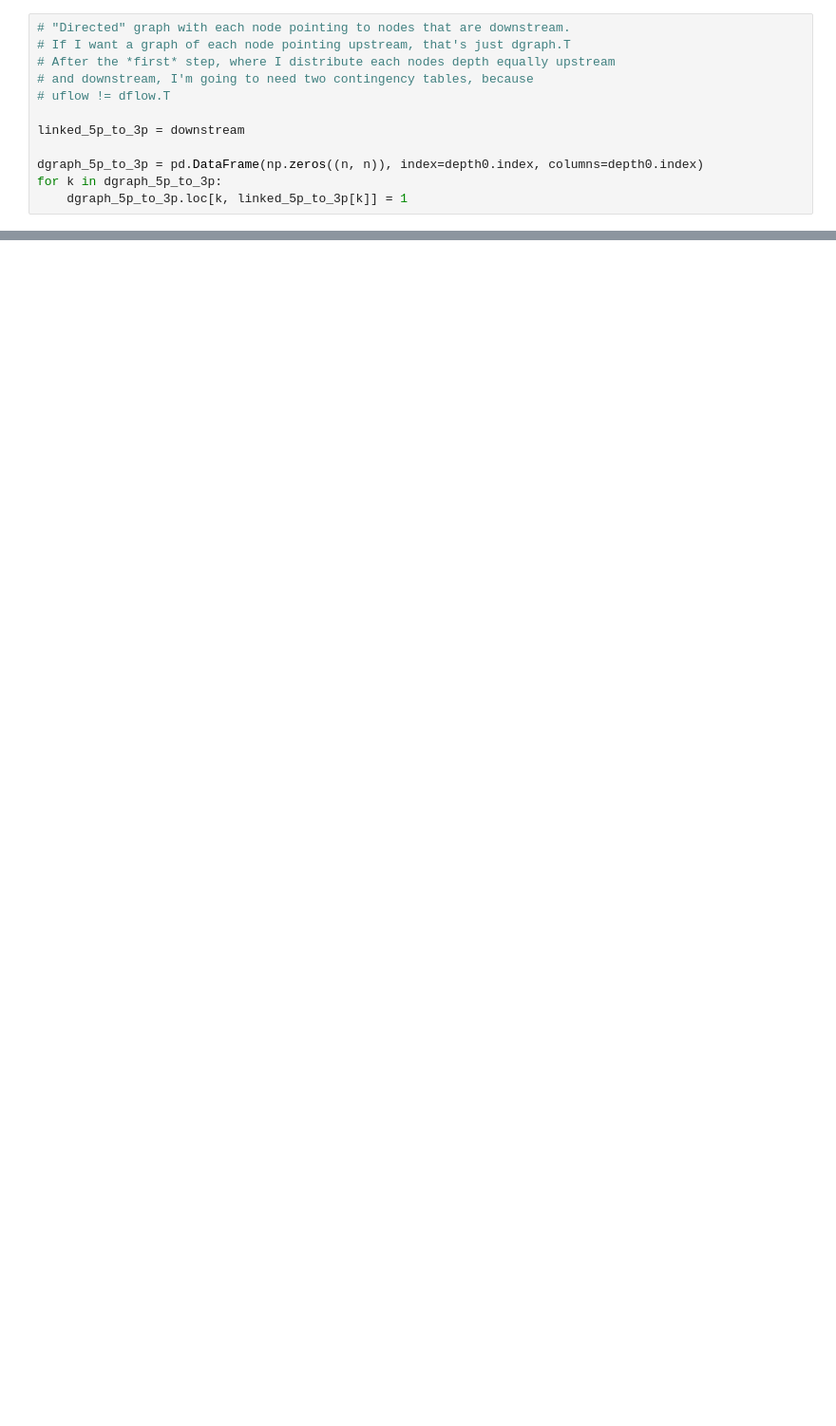
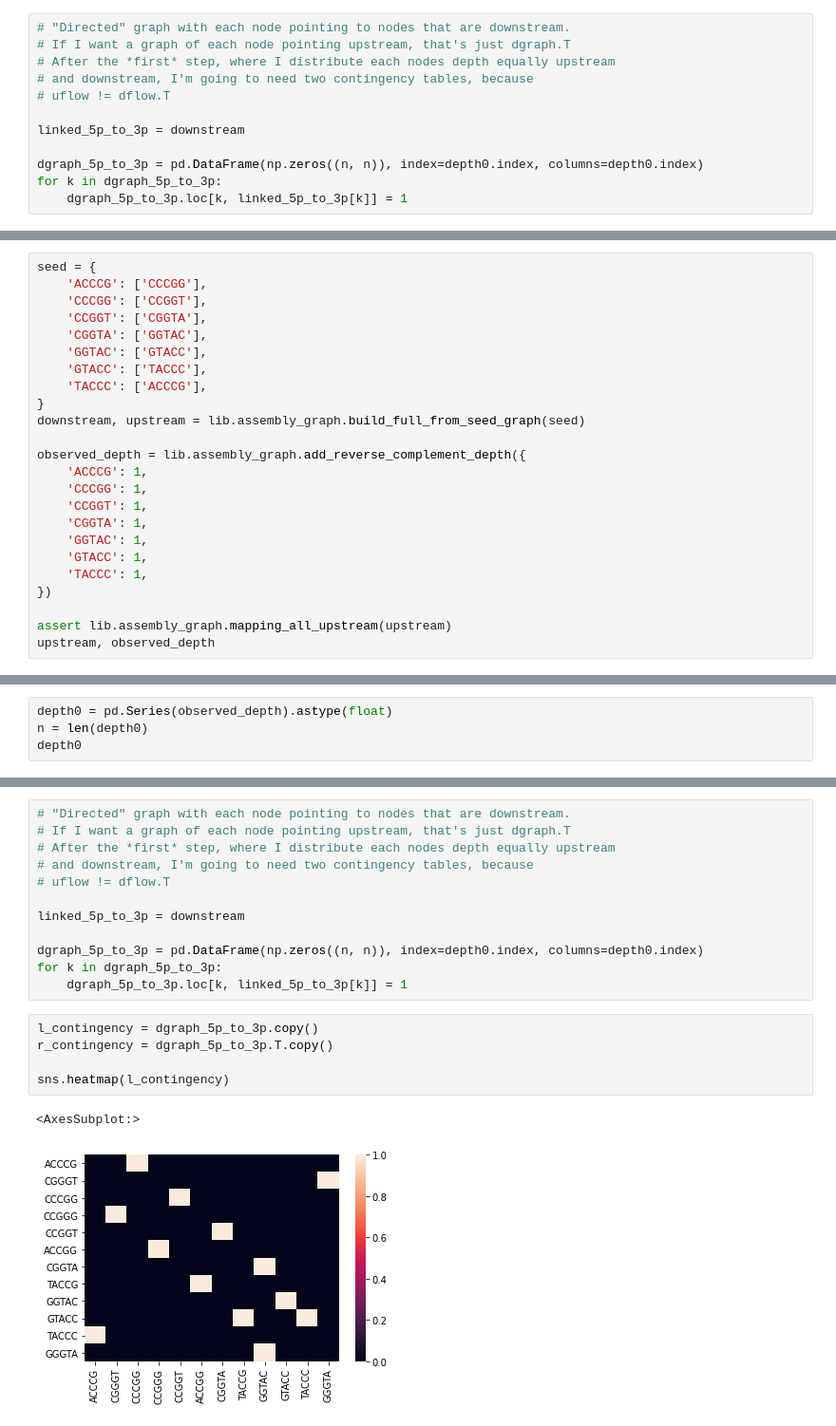
Before and after one commit to bsmith89/asmbl-depth-smoothing, a Jupyter notebook: nb/prototype2_message_passing.ipynb, the cells around one changed output, grey strips where cells are left out. Shown: that part at 95% size. Drawn from its saved outputs; the diff is of its cells as text; blank space fills up the shorter version.

```diff
--- a/nb/prototype2_message_passing.ipynb
+++ b/nb/prototype2_message_passing.ipynb
@@ -108,0 +171,24 @@ sns.heatmap(send_to_l)
+# %%
+seed = {
+    'ACCCG': ['CCCGG'],
+    'CCCGG': ['CCGGT'],
+    'CCGGT': ['CGGTA'],
+    'CGGTA': ['GGTAC'],
+    'GGTAC': ['GTACC'],
+    'GTACC': ['TACCC'],
+    'TACCC': ['ACCCG'],
+}
+downstream, upstream = lib.assembly_graph.build_full_from_seed_graph(seed)
+
+observed_depth = lib.assembly_graph.add_reverse_complement_depth({
+    'ACCCG': 1,
+    'CCCGG': 1,
+    'CCGGT': 1,
+    'CGGTA': 1,
+    'GGTAC': 1,
+    'GTACC': 1,
+    'TACCC': 1,
+})
+
+assert lib.assembly_graph.mapping_all_upstream(upstream)
+upstream, observed_depth
@@ -108,0 +213,4 @@ sns.heatmap(send_to_l)
+# %%
+depth0 = pd.Series(observed_depth).astype(float)
+n = len(depth0)
+depth0
@@ -108,0 +231,20 @@ sns.heatmap(send_to_l)
+# %%
+# "Directed" graph with each node pointing to nodes that are downstream.
+# If I want a graph of each node pointing upstream, that's just dgraph.T
+# After the *first* step, where I distribute each nodes depth equally upstream
+# and downstream, I'm going to need two contingency tables, because
+# uflow != dflow.T
+
+linked_5p_to_3p = downstream
+
+dgraph_5p_to_3p = pd.DataFrame(np.zeros((n, n)), index=depth0.index, columns=depth0.index)
+for k in dgraph_5p_to_3p:
+    dgraph_5p_to_3p.loc[k, linked_5p_to_3p[k]] = 1
+# %%
+l_contingency = dgraph_5p_to_3p.copy()
+r_contingency = dgraph_5p_to_3p.T.copy()
+
+sns.heatmap(l_contingency)
+# %% [output]
+<AxesSubplot:>
+[figure, added]
```
Also changed, not shown: parts of 34 cells of this notebook, 1 other file.
